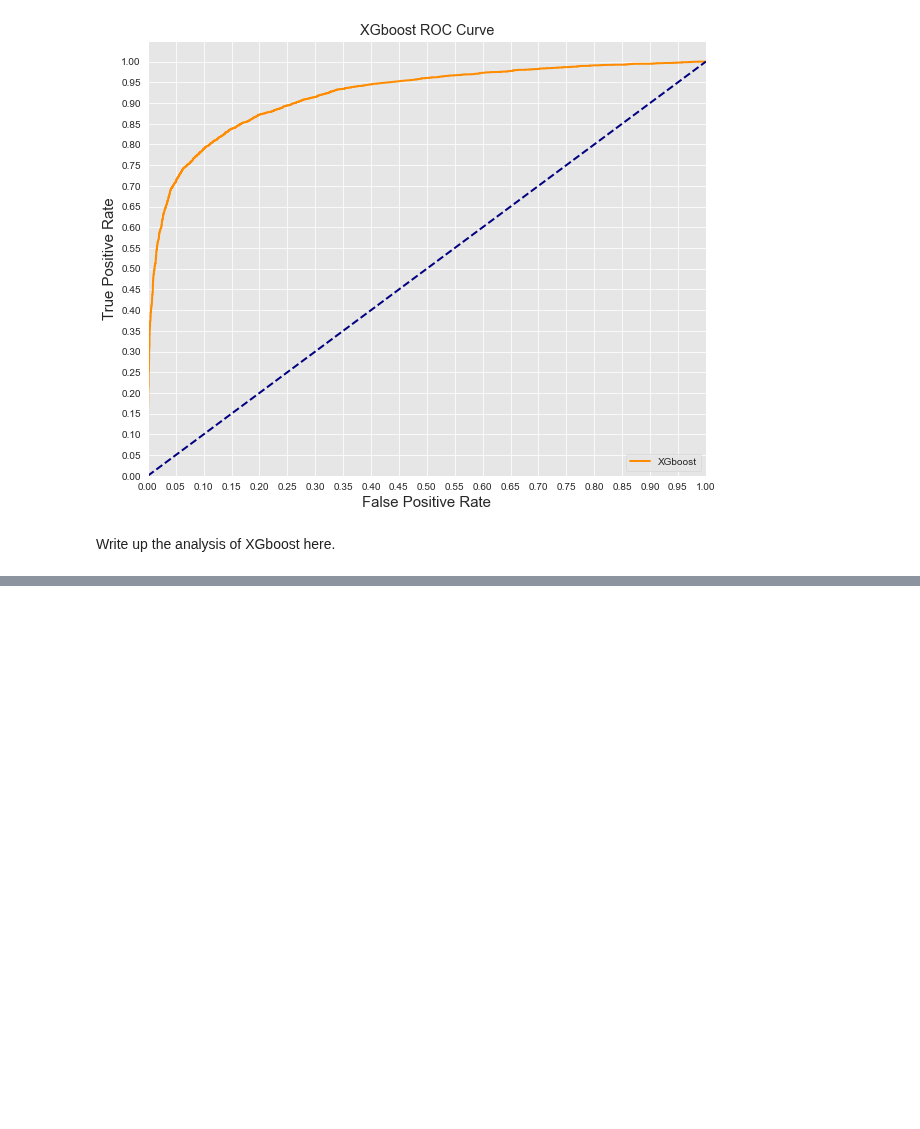
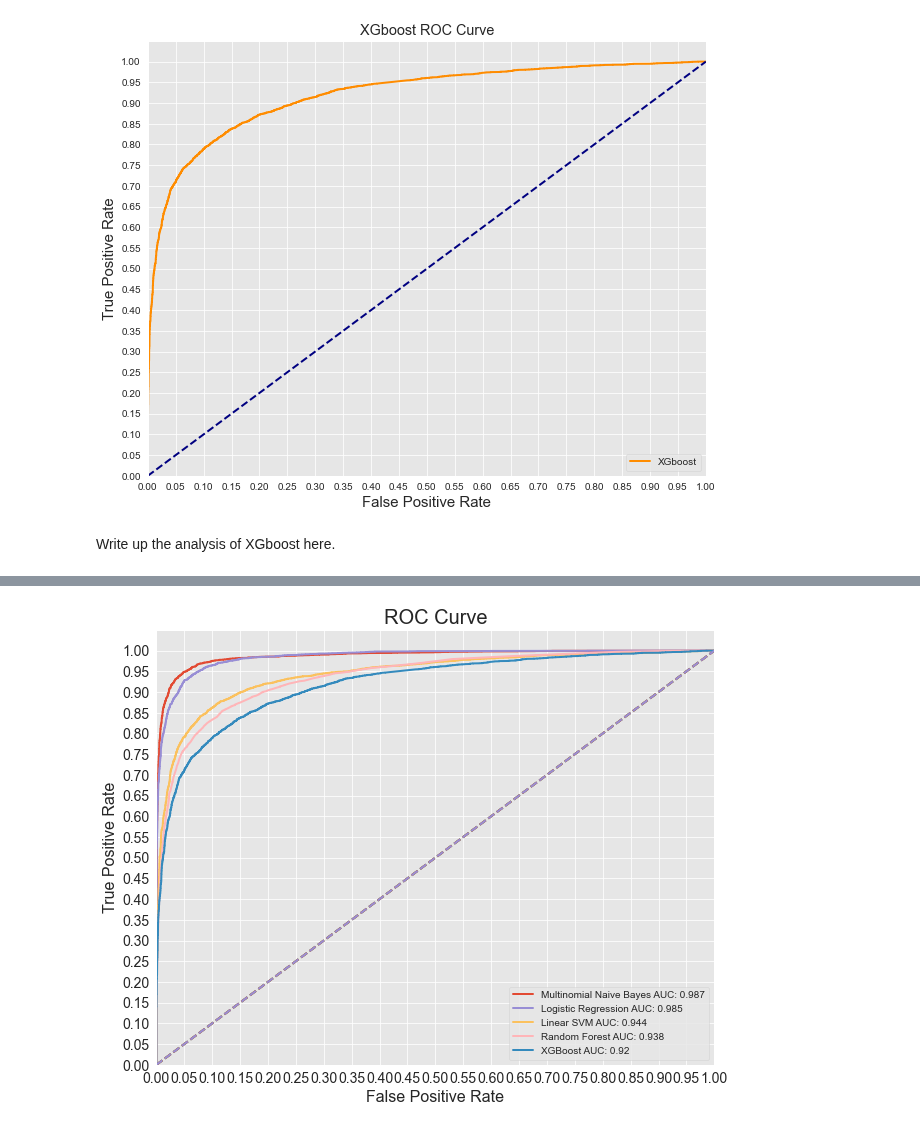
Before and after one commit to SlimHintz/bait-n-switch, a Jupyter notebook: bait-n-switch.ipynb, the cells around one changed output, grey strips where cells are left out. Drawn from its saved outputs; the diff is of its cells as text; code cells hidden in the pictures; blank space fills up the shorter version.

Commit message:
added master ROC-AUC curve

```diff
--- a/bait-n-switch.ipynb
+++ b/bait-n-switch.ipynb
@@ -1092,8 +1106,14 @@ filehandler = open("./src/models/tfidf5.1.pickle", "rb")
 random_forest_tfidf = pickle.load(filehandler)
 
 # XGboost
-
 filehandler = open("./src/models/model6.1.pickle", "rb")
 XGboost = pickle.load(filehandler)
+
 filehandler = open("./src/models/tfidf6.1.pickle", "rb")
-XGboost_tfidf = pickle.load(tfidf, filehandler)
+XGboost_tfidf = pickle.load(filehandler)
+
+# place models in a list
+
+model_list = [multi_bayes, log_CV, linear_SVM, random_forest, XGboost]
+tfidif_list = [multi_bayes_tfidf, log_CV_tfidf, linear_SVM_tfidf, random_forest_tfidf, XGboost_tfidf]
+model_names = ['Multinomial Naive Bayes', "Logistic Regression", "Linear SVM", "Random Forest", "XGBoost"]
@@ -1103,0 +1120,2 @@ XGboost_tfidf = pickle.load(tfidf, filehandler)
+# %%
+full_matrix = graph.generate_prediction_matrix(model_list, tfidif_list, X_test);
@@ -1103,0 +1133,4 @@ XGboost_tfidf = pickle.load(tfidf, filehandler)
+# %%
+graph.plot_final_roc(full_matrix, model_names, y_test, PATH = "./src/images/final_roc.png")
+# %% [output]
+[figure, added]
```
Also changed, not shown: parts of 9 cells of this notebook, 6 other files.
